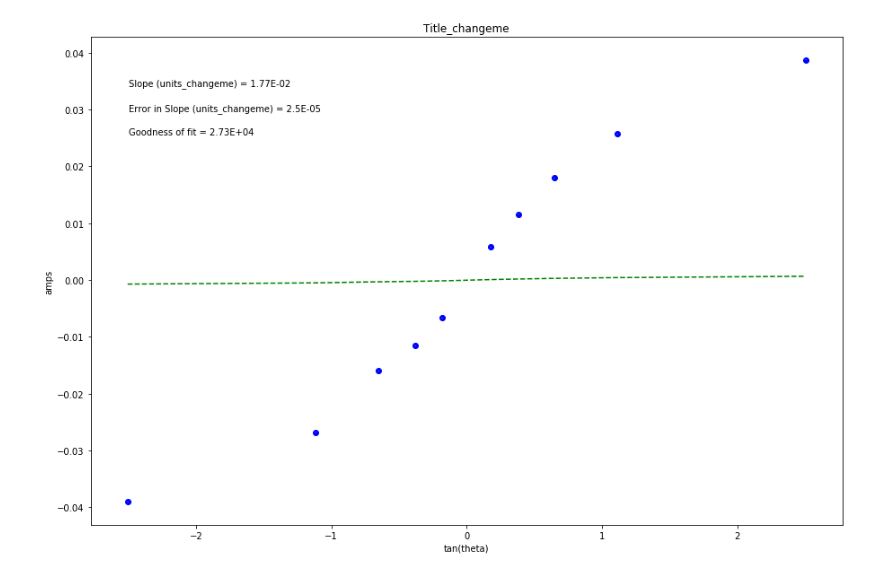
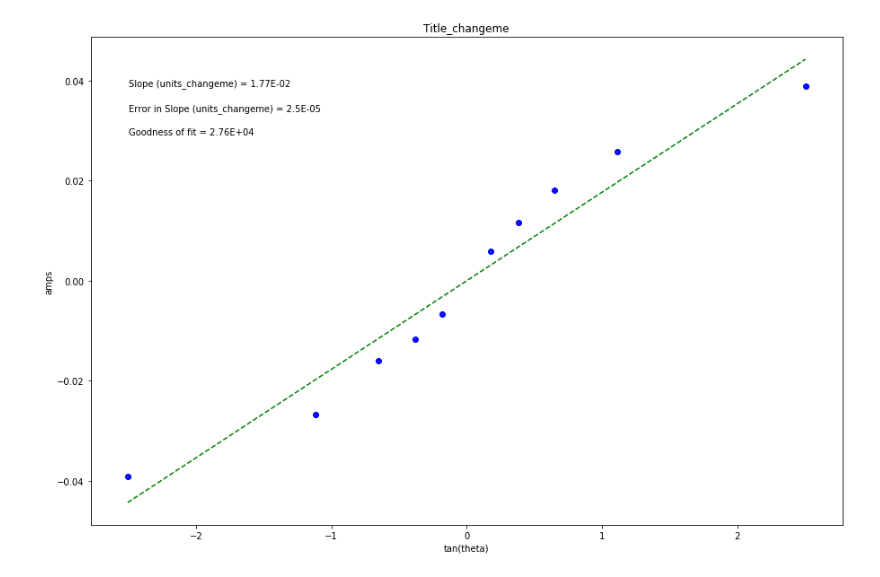
Before and after one commit to Tayloz10/physics-lab, a Jupyter notebook: earths mag field.ipynb, the cells around one changed output. Saved outputs shown, nothing was run; the diff lists cells and outputs as text; code cells hidden in the pictures.

```diff
--- a/earths mag field.ipynb
+++ b/earths mag field.ipynb
@@ -1,5 +1,4 @@
 # %%
-
 import numpy as np
 import matplotlib.pyplot as plt
 
@@ -31,7 +30,7 @@ y1 = I100
 dy = I_un
 
 b1, m1 = np.polynomial.polynomial.polyfit(x1, y1, 1, w=dy)
-fit1 = b1+m1*I100
+fit1 = b1+m1*x1
 D1=Delta(I100, I_un)
 dm1 = np.sqrt(1/D1*sum(1/I_un**2))
 N100 = LLSFD2(I100, tan_theta, I_un, b1, m1)
@@ -41,7 +40,7 @@ D = Delta(x1, dy)
 dm = np.sqrt(1 / D * sum(1 / dy ** 2))  # error in slope
 db = np.sqrt(1 / D * sum(x1 ** 2 / dy ** 2))  # error in intercept
 
-N = LLSFD2(x1, y1, dy, b1, m1)
+N2 = LLSFD2(x1, y1, dy, b1, m1)
 
 plt.figure(figsize=(15, 10))
 
@@ -62,4 +61,81 @@ plt.annotate('Error in Slope (units_changeme) = {value:.{digits}E}'.format(value
 
 plt.annotate('Goodness of fit = {value:.{digits}E}'.format(value=N, digits=2),
              (0.05, 0.80), xycoords='axes fraction')
+BEhor1 = BEhor(m1, mu, N, r)
+print("B_hor1 {}" .format(BEhor1))
+y2 = I200
+
+
+b2, m2 = np.polynomial.polynomial.polyfit(x1, y2, 1, w=dy)
+fit2 = b2+m2*x1
+D2=Delta(I200, I_un)
+dm1 = np.sqrt(1/D2*sum(1/I_un**2))
+N200 = LLSFD2(I200, tan_theta, I_un, b2, m2)
+
+D = Delta(x1, dy)
+
+dm = np.sqrt(1 / D * sum(1 / dy ** 2))  # error in slope
+db = np.sqrt(1 / D * sum(x1 ** 2 / dy ** 2))  # error in intercept
+
+N3 = LLSFD2(x1, y2, dy, b2, m2)
+
+plt.figure(figsize=(15, 10))
+
+plt.plot(x1, fit2, color='green', linestyle='--')
+plt.scatter(x1, y2, color='blue', marker='o')
+
+plt.xlabel('tan(theta)');
+plt.ylabel('amps');
+plt.title('Title_changeme');
+
+plt.errorbar(x1, y2, yerr=dy, xerr=None, fmt="none")
+
+plt.annotate('Slope (units_changeme) = {value:.{digits}E}'.format(value=m2, digits=2),
+             (0.05, 0.9), xycoords='axes fraction')
+
+plt.annotate('Error in Slope (units_changeme) = {value:.{digits}E}'.format(value=dm, digits=1),
+             (0.05, 0.85), xycoords='axes fraction')
+
+plt.annotate('Goodness of fit = {value:.{digits}E}'.format(value=N2, digits=2),
+             (0.05, 0.80), xycoords='axes fraction')
+BEhor2 = BEhor(m2, mu, N2, r)
+print("B_hor2 {}" .format(BEhor2))
+
+y3 = I300
+
+
+b3, m3 = np.polynomial.polynomial.polyfit(x1, y3, 1, w=dy)
+fit3 = b3+m3*x1
+D3=Delta(I300, I_un)
+dm1 = np.sqrt(1/D3*sum(1/I_un**2))
+N300 = LLSFD2(I300, tan_theta, I_un, b3, m3)
+
+D = Delta(x1, dy)
+
+dm = np.sqrt(1 / D * sum(1 / dy ** 2))  # error in slope
+db = np.sqrt(1 / D * sum(x1 ** 2 / dy ** 2))  # error in intercept
+
+N3 = LLSFD2(x1, y3, dy, b3, m3)
+
+plt.figure(figsize=(15, 10))
+
+plt.plot(x1, fit3, color='green', linestyle='--')
+plt.scatter(x1, y3, color='blue', marker='o')
+
+plt.xlabel('tan(theta)');
+plt.ylabel('amps');
+plt.title('Title_changeme');
+
+plt.errorbar(x1, y3, yerr=dy, xerr=None, fmt="none")
+
+plt.annotate('Slope (units_changeme) = {value:.{digits}E}'.format(value=m3, digits=2),
+             (0.05, 0.9), xycoords='axes fraction')
+
+plt.annotate('Error in Slope (units_changeme) = {value:.{digits}E}'.format(value=dm, digits=1),
+             (0.05, 0.85), xycoords='axes fraction')
+
+plt.annotate('Goodness of fit = {value:.{digits}E}'.format(value=N3, digits=2),
+             (0.05, 0.80), xycoords='axes fraction')
+BEhor3 = BEhor(m3, mu, N3, r)
+print("B_hor3 {}" .format(BEhor3))
 # %% [output]
@@ -67 +145 @@ Text(0.05, 0.8, 'Goodness of fit = 2.73E+04')
-[figure, old version]
+[figure, new version]
```
Also changed, not shown: parts of 1 cell of this notebook.
